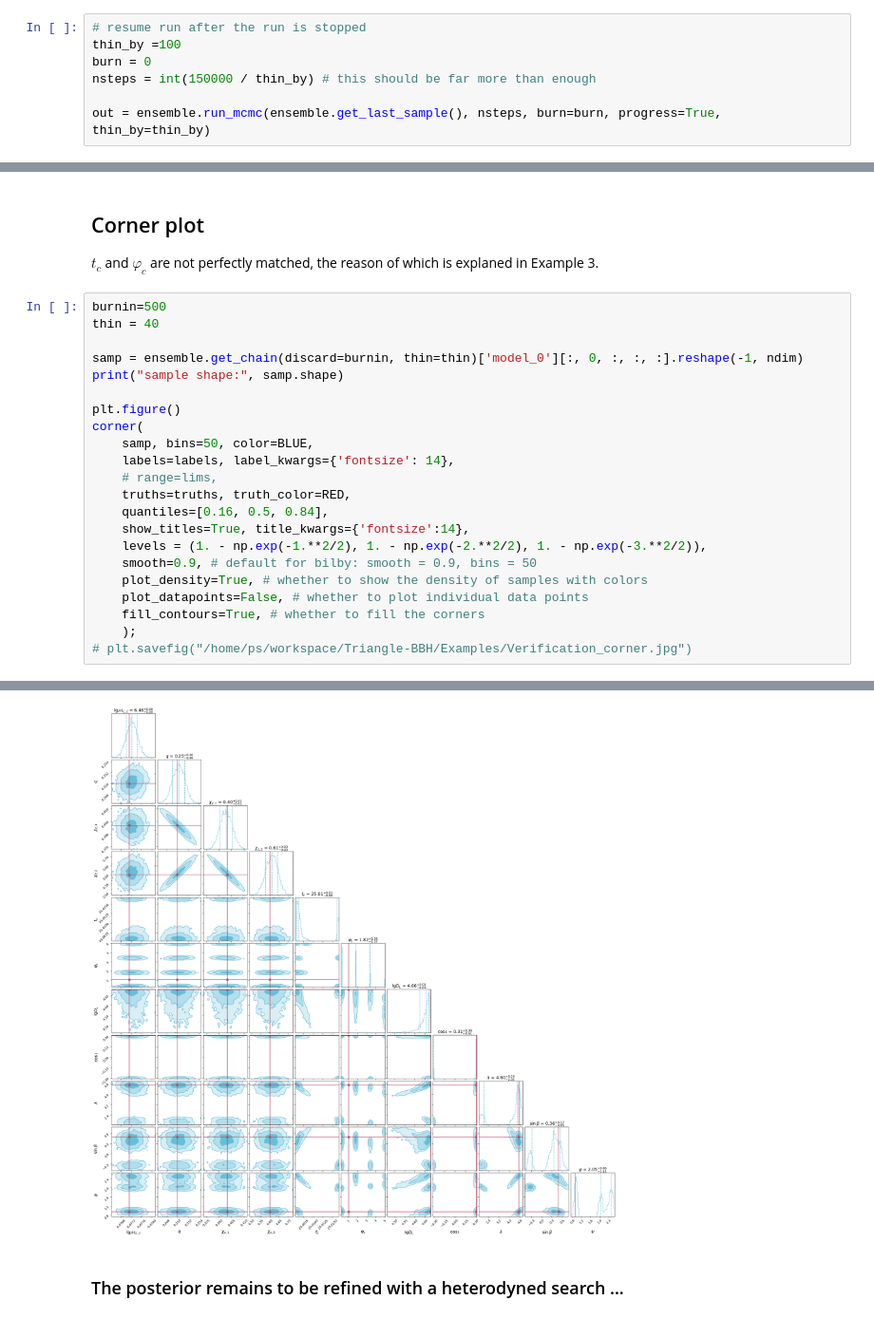
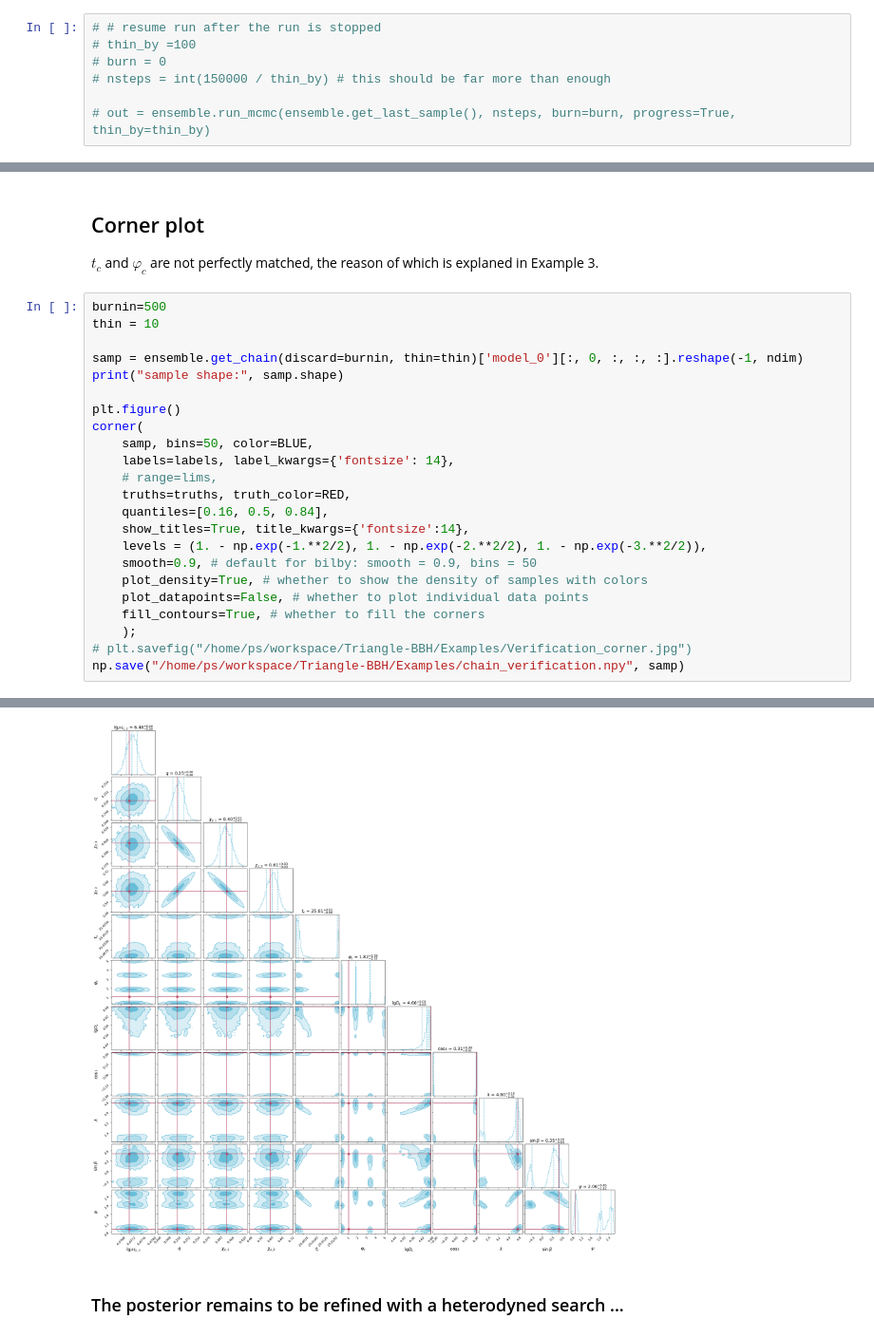
Before and after one commit to TriangleDataCenter/Triangle-BBH, a Jupyter notebook: Examples/4_TDC_Verification_PE.ipynb, the cells around one changed output, grey strips where cells are left out. Shown at 95% size. Saved outputs shown, nothing was run; the diff lists cells and outputs as text.

Commit message:
update result of example 4

```diff
--- a/Examples/4_TDC_Verification_PE.ipynb
+++ b/Examples/4_TDC_Verification_PE.ipynb
@@ -375,9 +375,9 @@ out = ensemble.run_mcmc(coords, nsteps, burn=burn, progress=True, thin_by=thin_b
 # %% [output]
 (10, 200, 11)
 # %%
-# resume run after the run is stopped
-thin_by =100
-burn = 0
-nsteps = int(150000 / thin_by) # this should be far more than enough
+# # resume run after the run is stopped
+# thin_by =100
+# burn = 0
+# nsteps = int(150000 / thin_by) # this should be far more than enough
 
-out = ensemble.run_mcmc(ensemble.get_last_sample(), nsteps, burn=burn, progress=True, thin_by=thin_by)
+# out = ensemble.run_mcmc(ensemble.get_last_sample(), nsteps, burn=burn, progress=True, thin_by=thin_by)
@@ -441,7 +404,7 @@ for i in range(ndim):
 $t_c$ and $\varphi_c$ are not perfectly matched, the reason of which is explaned in Example 3.
 # %%
 burnin=500
-thin = 40
+thin = 10
 
 samp = ensemble.get_chain(discard=burnin, thin=thin)['model_0'][:, 0, :, :, :].reshape(-1, ndim)
 print("sample shape:", samp.shape)
@@ -461,4 +424,5 @@ corner(
     fill_contours=True, # whether to fill the corners
     );
 # plt.savefig("/home/ps/workspace/Triangle-BBH/Examples/Verification_corner.jpg")
+np.save("/home/ps/workspace/Triangle-BBH/Examples/chain_verification.npy", samp)
 # %% [output]
@@ -466,4 +430,4 @@ sample shape: (5000, 11)
 <Figure size 640x480 with 0 Axes>
-[figure, old version]
+[figure, new version]
 # %% [markdown]
 ### The posterior remains to be refined with a heterodyned search ...
```
Also changed, not shown: parts of 3 cells of this notebook, 3 other files.
